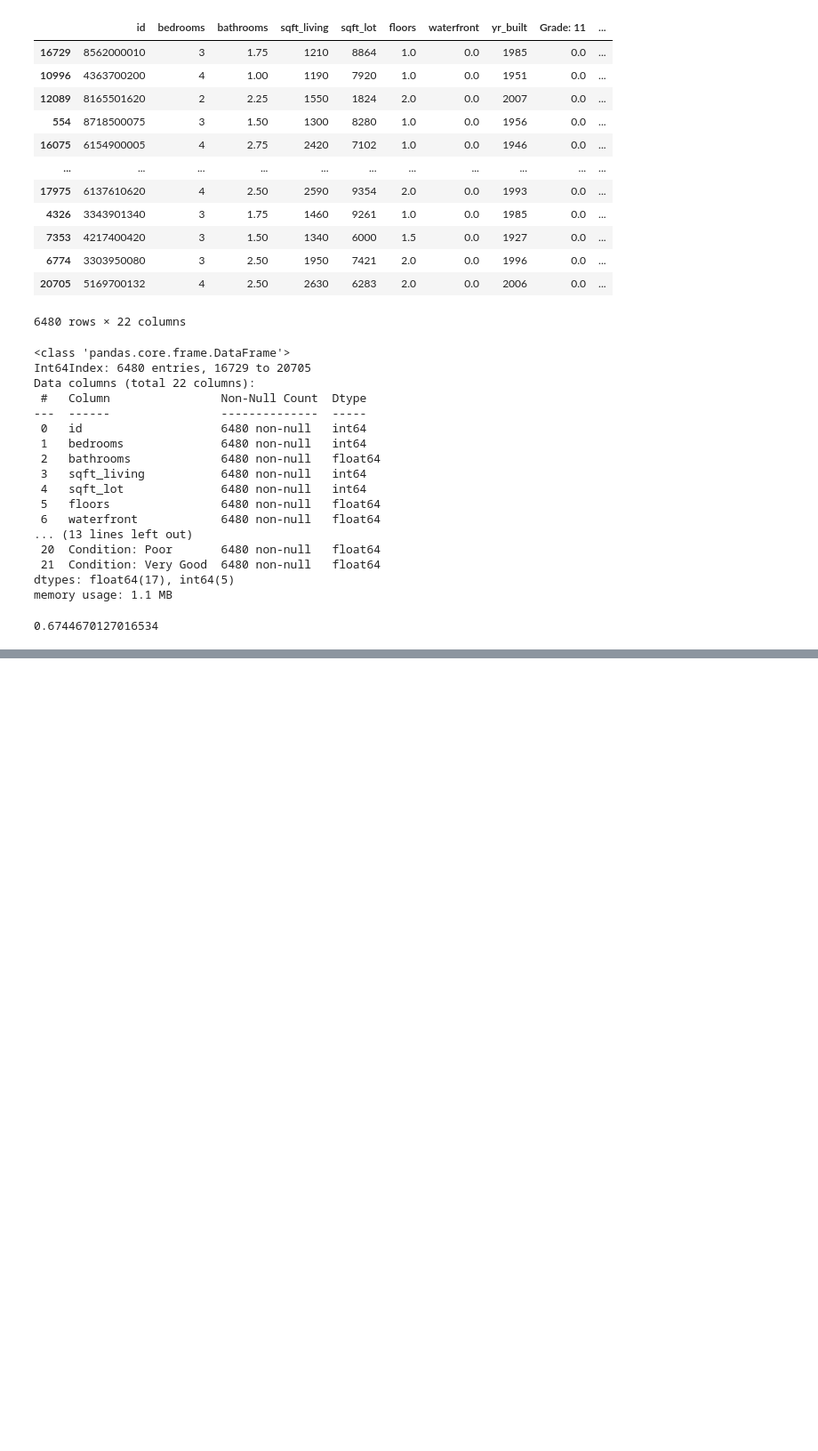
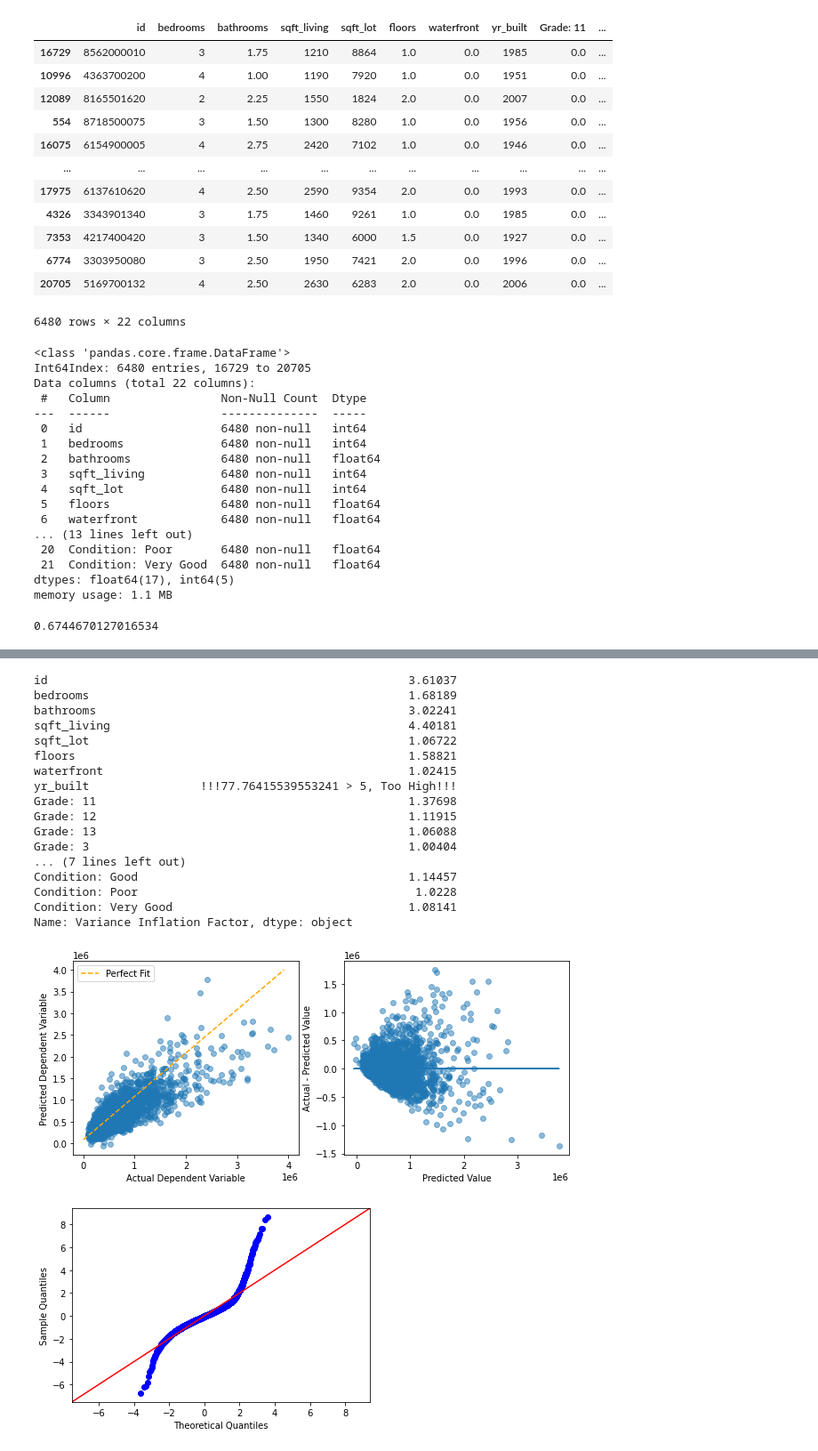
Before and after one commit to UpGoerFive/King-County-Project, a Jupyter notebook: Nathaniel-EDA.ipynb, the cells around one changed output, grey strips where cells are left out. Shown at 89% size. Cells and saved outputs as stored; diff of their text form; code cells hidden in the pictures; blank space fills up the shorter version.

Commit message:
Added in basic validity checker for inferential use

```diff
--- a/Nathaniel-EDA.ipynb
+++ b/Nathaniel-EDA.ipynb
@@ -519,0 +570,54 @@ cat_train_reg.score(X_stripped_down_test, y_test)
+# %%
+def check_inference_usefulness(model, X_test, y_test):
+    """A function to check the potential usefullness of a model to an inferential perspective.
+    Requires scipy.stats as stats and statsmodel as sm. Code taken from Linear Regression cumulative lab."""
+    from statsmodels.stats.outliers_influence import variance_inflation_factor
+    fig, axes = plt.subplots(ncols=2, figsize=(10,4))
+
+    # Create prediction list and residuals
+    preds = model.predict(X_test)
+    residuals = (y_test - preds)
+
+    # Plot for linearity assumption
+    perfect_line = np.arange(y_test.min(), y_test.max())
+    axes[0].plot(perfect_line, linestyle="--", color="orange", label="Perfect Fit")
+    axes[0].scatter(y_test, preds, alpha=0.5)
+    axes[0].set_xlabel("Actual Dependent Variable")
+    axes[0].set_ylabel("Predicted Dependent Variable")
+    axes[0].legend()
+
+    # Plot for normality checking
+    sm.graphics.qqplot(residuals, dist=stats.norm, line='45', fit=True)
+
+    # Plot to check homoscedasticity
+    axes[1].scatter(preds, residuals, alpha=0.5)
+    axes[1].plot(preds, [0 for i in range(len(X_test))])
+    axes[1].set_xlabel("Predicted Value")
+    axes[1].set_ylabel("Actual - Predicted Value");
+
+    # Multicollinearity checking, anything over 5 is considered too high.
+    vif = [variance_inflation_factor(X_stripped_down_train.values, i) for i in range(X_stripped_down_train.shape[1])]
+    vif = [f'!!!{val} > 5, Too High!!!' if val > 5 else val for val in vif]
+    return pd.Series(vif, index=X_stripped_down_train.columns, name="Variance Inflation Factor")
+# %%
+check_inference_usefulness(cat_train_reg, X_stripped_down_test, y_test)
+# %% [output]
+id                                                    3.61037
+bedrooms                                              1.68189
+bathrooms                                             3.02241
+sqft_living                                           4.40181
+sqft_lot                                              1.06722
+floors                                                1.58821
+waterfront                                            1.02415
+yr_built                !!!77.76415539553241 > 5, Too High!!!
+Grade: 11                                             1.37698
+Grade: 12                                             1.11915
+Grade: 13                                             1.06088
+Grade: 3                                              1.00404
+... (7 lines left out)
+Condition: Good                                       1.14457
+Condition: Poor                                        1.0228
+Condition: Very Good                                  1.08141
+Name: Variance Inflation Factor, dtype: object
+[figure, added]
+[figure, added]
```
Also changed, not shown: parts of 8 cells of this notebook.
